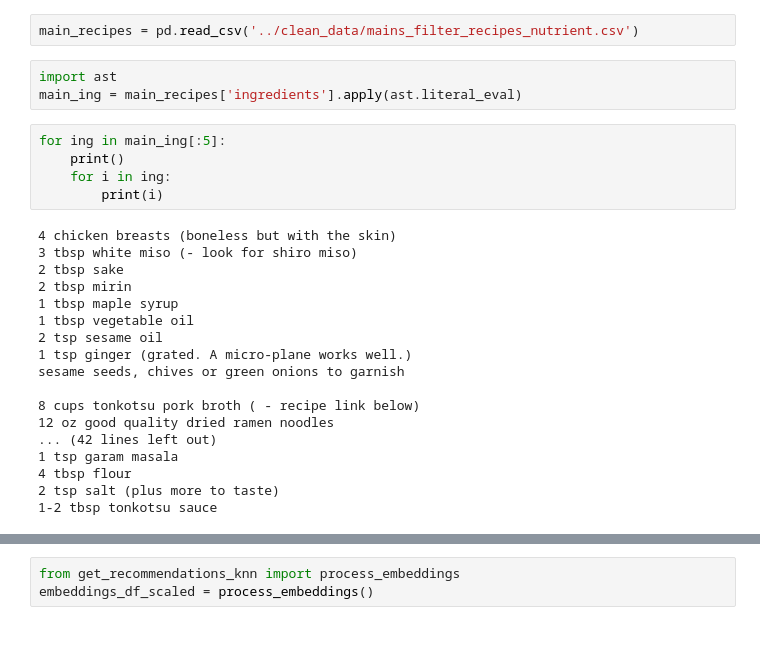
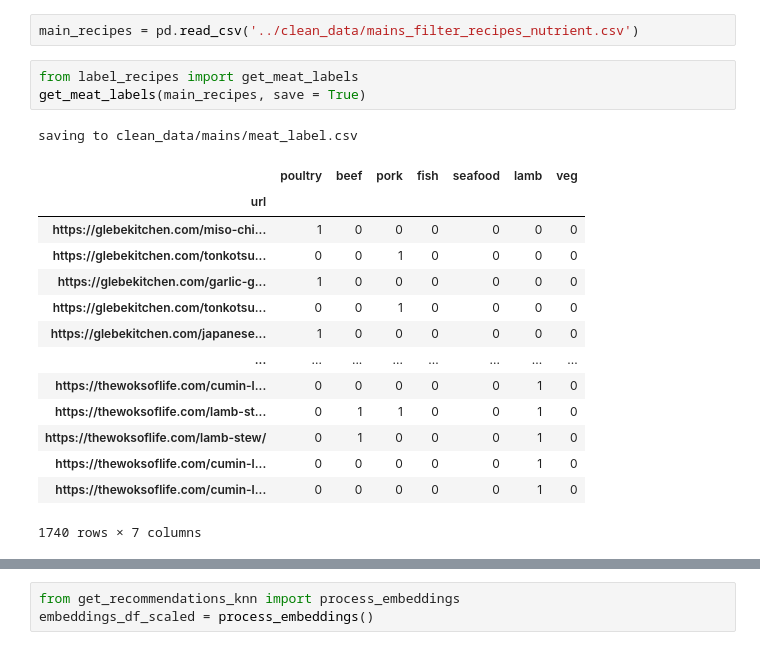
Before and after one commit to justinxu421/recipe_rex, a Jupyter notebook: feature_generation/extract_features_JX.ipynb, the cells around one changed output, grey strips where cells are left out. Drawn from its saved outputs; the diff is of its cells as text.

```diff
--- a/feature_generation/extract_features_JX.ipynb
+++ b/feature_generation/extract_features_JX.ipynb
@@ -74,28 +74,21 @@ saving to clean_data/embeddings_mvp_scaled.csv
 # %%
 main_recipes = pd.read_csv('../clean_data/mains_filter_recipes_nutrient.csv')
-# %%
-import ast
-main_ing = main_recipes['ingredients'].apply(ast.literal_eval)
-# %%
-for ing in main_ing[:5]:
-    print()
-    for i in ing:
-        print(i)
-# %% [output]
-4 chicken breasts (boneless but with the skin)
-3 tbsp white miso (- look for shiro miso)
-2 tbsp sake
-2 tbsp mirin
-1 tbsp maple syrup
-1 tbsp vegetable oil
-2 tsp sesame oil
-1 tsp ginger (grated. A micro-plane works well.)
-sesame seeds, chives or green onions to garnish
-
-8 cups tonkotsu pork broth ( - recipe link below)
-12 oz good quality dried ramen noodles
-... (42 lines left out)
-1 tsp garam masala
-4 tbsp flour
-2 tsp salt (plus more to taste)
-1-2 tbsp tonkotsu sauce
+# %%
+from label_recipes import get_meat_labels
+get_meat_labels(main_recipes, save = True)
+# %% [output]
+saving to clean_data/mains/meat_label.csv
+|  | poultry | beef | pork | fish | seafood | lamb | veg |
+| url |  |  |  |  |  |  |  |
+| https://glebekitchen.com/miso-chi... | 1 | 0 | 0 | 0 | 0 | 0 | 0 |
+| https://glebekitchen.com/tonkotsu... | 0 | 0 | 1 | 0 | 0 | 0 | 0 |
+| https://glebekitchen.com/garlic-g... | 1 | 0 | 0 | 0 | 0 | 0 | 0 |
+| https://glebekitchen.com/tonkotsu... | 0 | 0 | 1 | 0 | 0 | 0 | 0 |
+| https://glebekitchen.com/japanese... | 1 | 0 | 0 | 0 | 0 | 0 | 0 |
+| ... | ... | ... | ... | ... | ... | ... | ... |
+| https://thewoksoflife.com/cumin-l... | 0 | 0 | 0 | 0 | 0 | 1 | 0 |
+| https://thewoksoflife.com/lamb-st... | 0 | 1 | 1 | 0 | 0 | 1 | 0 |
+| https://thewoksoflife.com/lamb-stew/ | 0 | 1 | 0 | 0 | 0 | 1 | 0 |
+| https://thewoksoflife.com/cumin-l... | 0 | 0 | 0 | 0 | 0 | 1 | 0 |
+| https://thewoksoflife.com/cumin-l... | 0 | 0 | 0 | 0 | 0 | 1 | 0 |
+1740 rows × 7 columns
```
Also changed, not shown: parts of 11 cells of this notebook, 41 other files.
